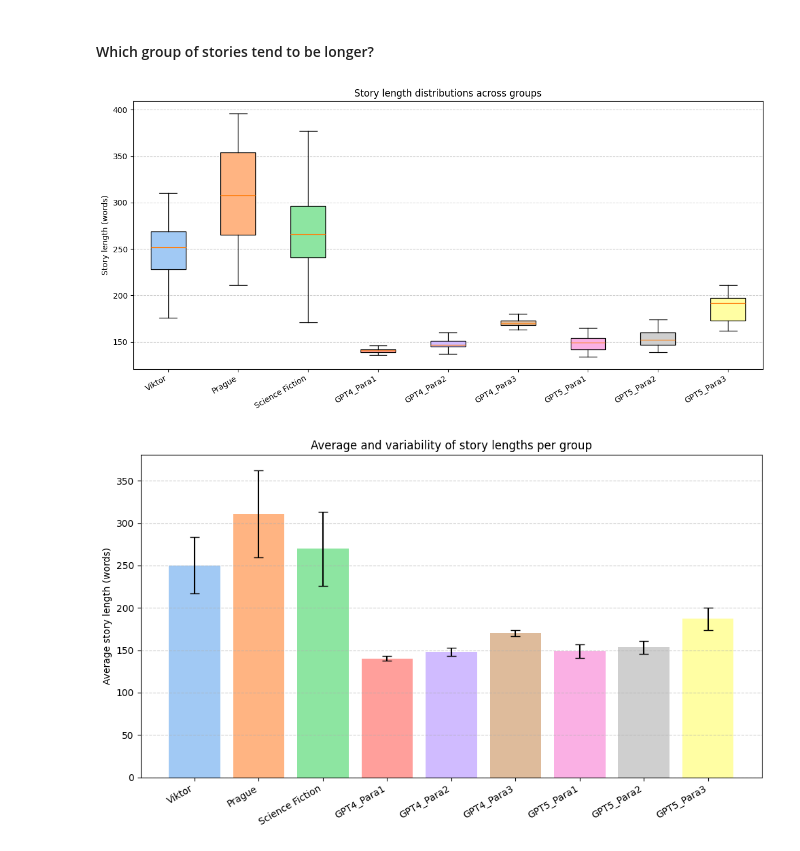
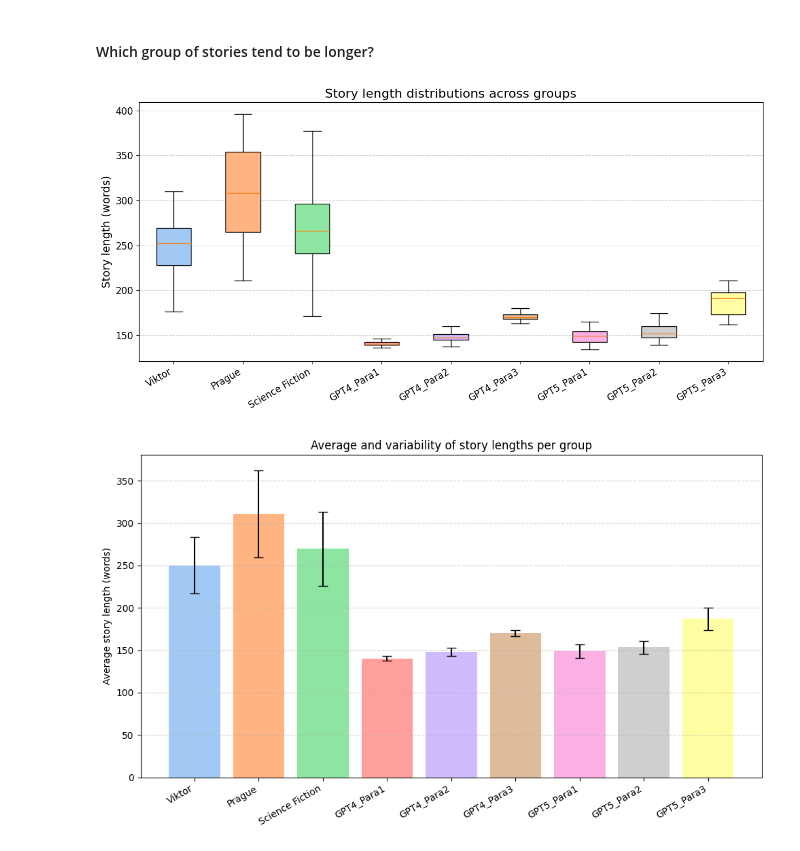
Before and after one commit to joaocnvdias/mech-i-coherence, a Jupyter notebook: vector-fields/plots/prompt-v-paraphrase.ipynb, the cells around one changed output. Cells and saved outputs as stored; diff of their text form; code cells hidden in the pictures.

```diff
--- a/vector-fields/plots/prompt-v-paraphrase.ipynb
+++ b/vector-fields/plots/prompt-v-paraphrase.ipynb
@@ -221,21 +221,22 @@ colors = sns.color_palette("pastel", len(labels))
 # %% [markdown]
 #### Which group of stories tend to be longer?
 # %%
-#boxplot
+# Boxplot
 plt.figure(figsize=(12, 6))
 box = plt.boxplot(batch_lengths, patch_artist=True, tick_labels=labels, showfliers=False)
 
 for patch, color in zip(box['boxes'], colors):
     patch.set_facecolor(color)
 
-plt.ylabel("Story length (words)")
-plt.title("Story length distributions across groups")
-plt.xticks(rotation=30, ha="right")
+plt.ylabel("Story length (words)", fontsize=14)
+plt.title("Story length distributions across groups", fontsize=16)
+plt.xticks(rotation=30, ha="right", fontsize=12)
+plt.yticks(fontsize=12)
 plt.grid(axis="y", linestyle="--", alpha=0.6)
 plt.tight_layout()
 plt.show()
 # %% [output]
-[figure, old version]
+[figure, new version]
 # %%
 means = [np.mean(lens) for lens in batch_lengths]
 stds = [np.std(lens) for lens in batch_lengths]
```
Also changed, not shown: parts of 3 cells of this notebook, 11 other files.
